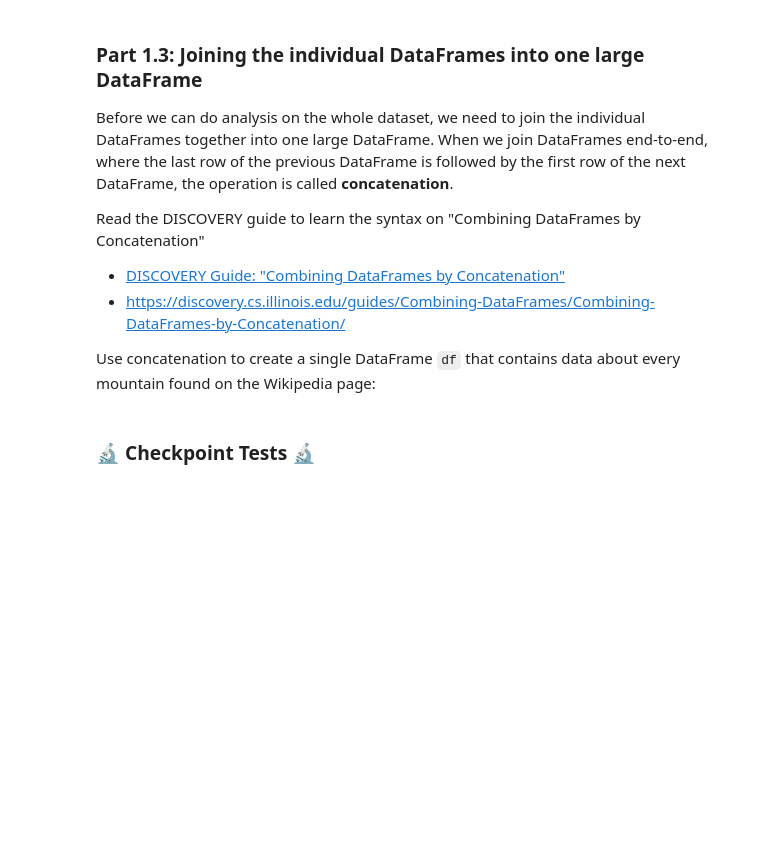
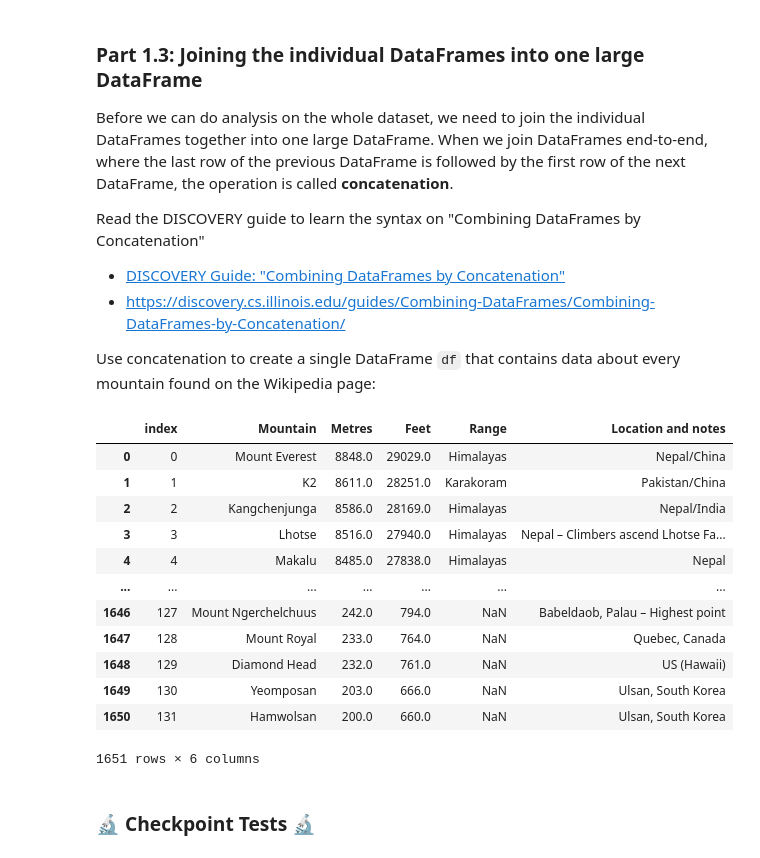
Before and after one commit to zihanl24-afk/discovery_microprojects, a Jupyter notebook: microproject-03-highest-mountains-in-the-world/microproject-03-highest-mountains-in-the-world.ipynb, the cells around one changed output. Drawn from its saved outputs; the diff is of its cells as text; code cells hidden in the pictures; blank space fills up the shorter version.

```diff
--- a/microproject-03-highest-mountains-in-the-world/microproject-03-highest-mountains-in-the-world.ipynb
+++ b/microproject-03-highest-mountains-in-the-world/microproject-03-highest-mountains-in-the-world.ipynb
@@ -140,3 +202,20 @@ df
+# %%
+df = pd.concat([dfList[0],dfList[1],dfList[2],dfList[3],dfList[4],dfList[5],dfList[6],dfList[7],dfList[8]]).reset_index()
+df
+# %% [output]
+|  | index | Mountain | Metres | Feet | Range | Location and notes |
+| 0 | 0 | Mount Everest | 8848.0 | 29029.0 | Himalayas | Nepal/China |
+| 1 | 1 | K2 | 8611.0 | 28251.0 | Karakoram | Pakistan/China |
+| 2 | 2 | Kangchenjunga | 8586.0 | 28169.0 | Himalayas | Nepal/India |
+| 3 | 3 | Lhotse | 8516.0 | 27940.0 | Himalayas | Nepal – Climbers ascend Lhotse Fa... |
+| 4 | 4 | Makalu | 8485.0 | 27838.0 | Himalayas | Nepal |
+| ... | ... | ... | ... | ... | ... | ... |
+| 1646 | 127 | Mount Ngerchelchuus | 242.0 | 794.0 | NaN | Babeldaob, Palau – Highest point |
+| 1647 | 128 | Mount Royal | 233.0 | 764.0 | NaN | Quebec, Canada |
+| 1648 | 129 | Diamond Head | 232.0 | 761.0 | NaN | US (Hawaii) |
+| 1649 | 130 | Yeomposan | 203.0 | 666.0 | NaN | Ulsan, South Korea |
+| 1650 | 131 | Hamwolsan | 200.0 | 660.0 | NaN | Ulsan, South Korea |
+1651 rows × 6 columns
 # %% [markdown]
 ### 🔬 Checkpoint Tests 🔬
 # %%
```
Also changed, not shown: parts of 13 cells of this notebook.
